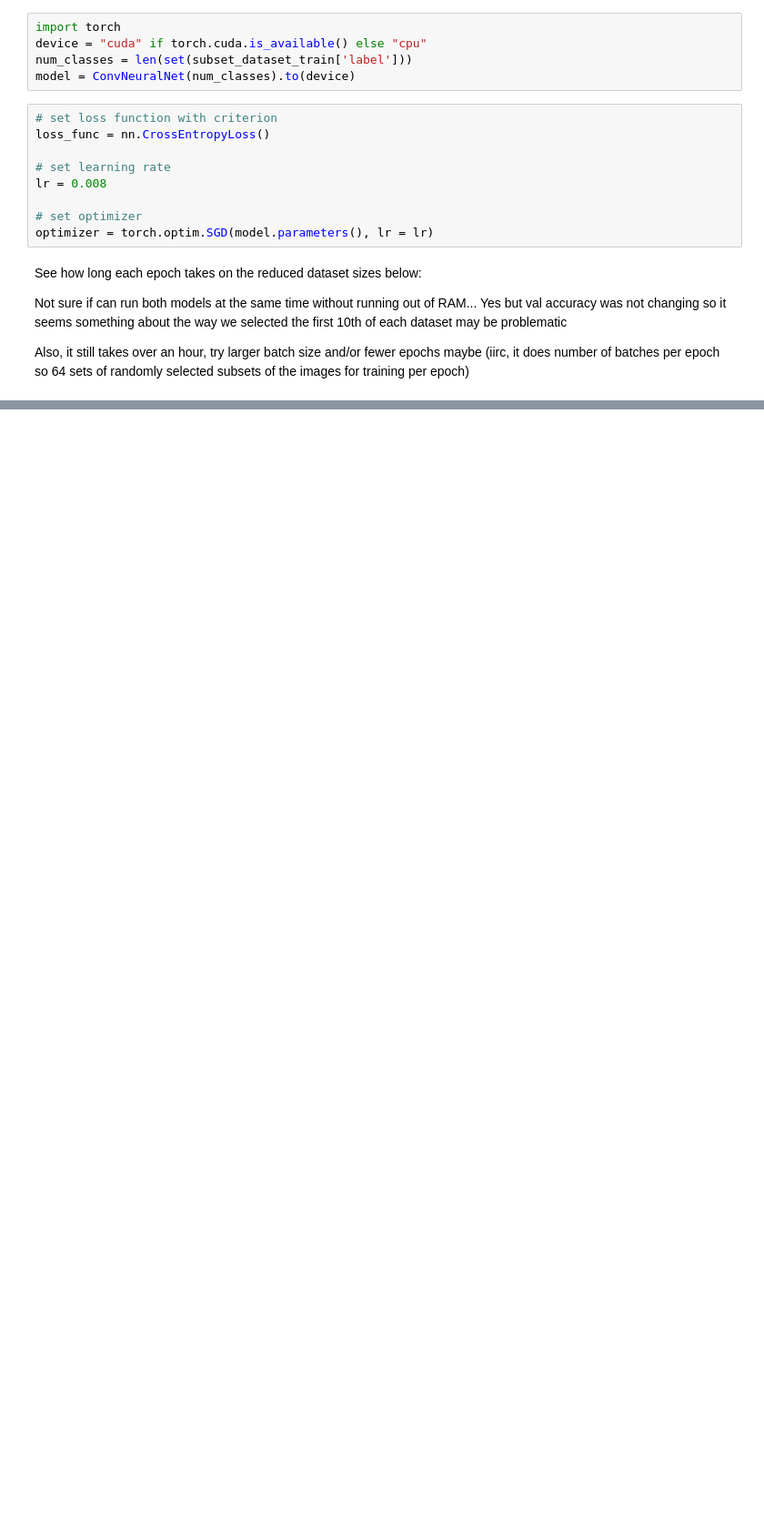
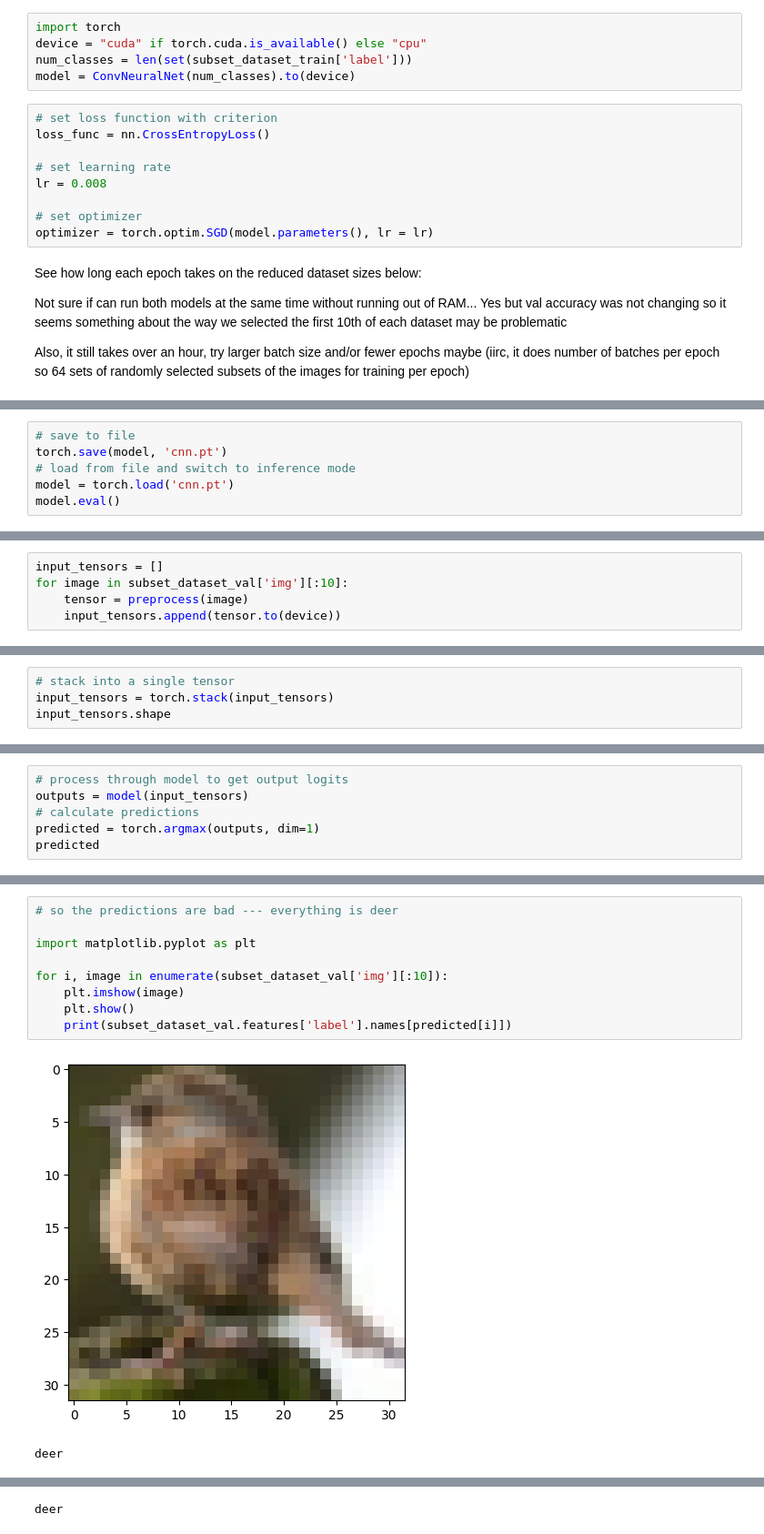
Before and after one commit to mgetsova/GoogleCollab, a Jupyter notebook: CNN_smaller_cifar10_model.ipynb, the cells around one changed output, grey strips where cells are left out. Shown at 91% size. Cells and saved outputs as stored; diff of their text form; blank space fills up the shorter version.

Commit message:
CNN on very small randomized subset of CIFAR-10, everything is deer

```diff
--- a/CNN_smaller_cifar10_model.ipynb
+++ b/CNN_smaller_cifar10_model.ipynb
@@ -353,0 +362,6 @@ KeyboardInterrupt:
+# %%
+# save to file
+torch.save(model, 'cnn.pt')
+# load from file and switch to inference mode
+model = torch.load('cnn.pt')
+model.eval()
@@ -353,0 +388,5 @@ KeyboardInterrupt:
+# %%
+input_tensors = []
+for image in subset_dataset_val['img'][:10]:
+    tensor = preprocess(image)
+    input_tensors.append(tensor.to(device))
@@ -353,0 +403,4 @@ KeyboardInterrupt:
+# %%
+# stack into a single tensor
+input_tensors = torch.stack(input_tensors)
+input_tensors.shape
@@ -353,0 +409,6 @@ KeyboardInterrupt:
+# %%
+# process through model to get output logits
+outputs = model(input_tensors)
+# calculate predictions
+predicted = torch.argmax(outputs, dim=1)
+predicted
@@ -353,0 +431,12 @@ KeyboardInterrupt:
+# %%
+# so the predictions are bad --- everything is deer
+
+import matplotlib.pyplot as plt
+
+for i, image in enumerate(subset_dataset_val['img'][:10]):
+    plt.imshow(image)
+    plt.show()
+    print(subset_dataset_val.features['label'].names[predicted[i]])
+# %% [output]
+[figure, added]
+deer
@@ -353,0 +444 @@ KeyboardInterrupt:
+deer
```
Also changed, not shown: parts of 14 cells of this notebook.
